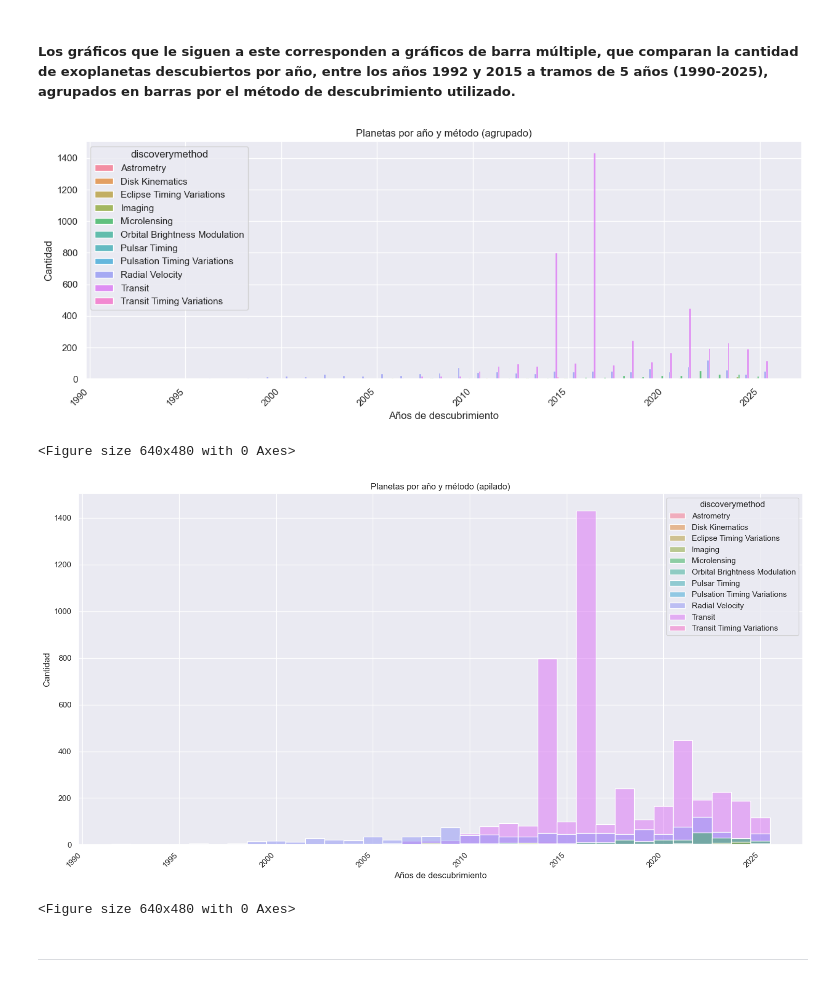
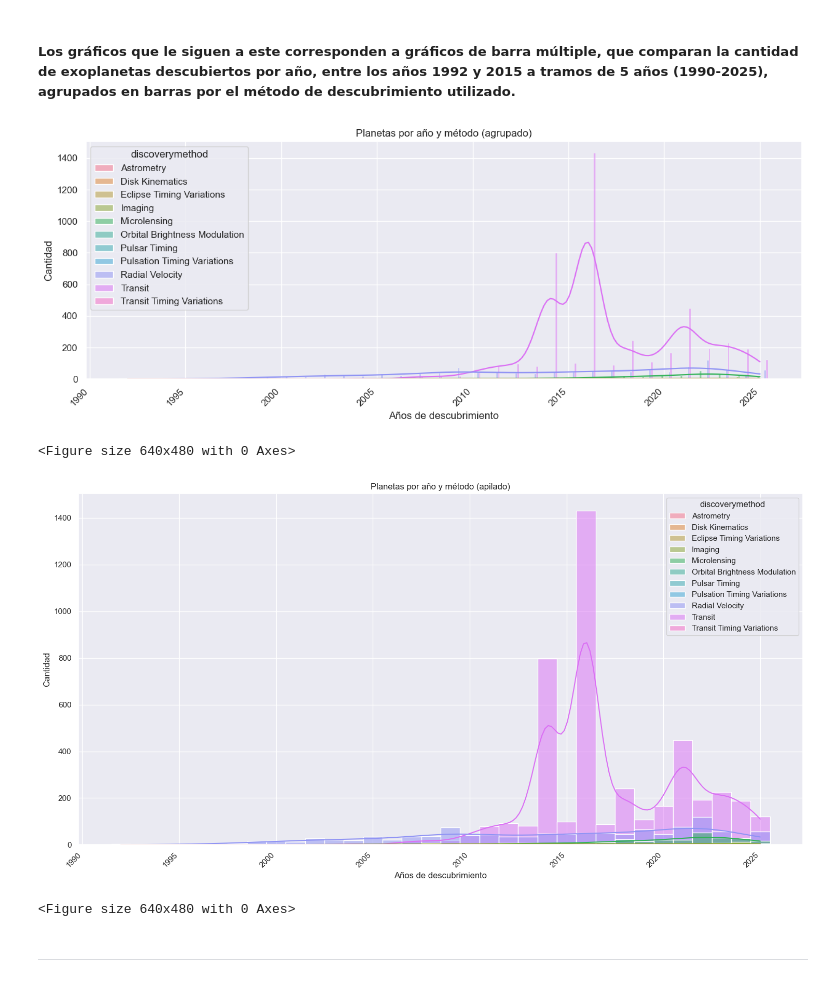
Before and after one commit to raylovesmusic/IMT2200-Proyecto-Grupal-A.R.D.E, a Jupyter notebook: notebooks/entrega_inicial.ipynb, the cells around one changed output. Saved outputs shown, nothing was run; the diff lists cells and outputs as text; code cells hidden in the pictures.

```diff
--- a/notebooks/entrega_inicial.ipynb
+++ b/notebooks/entrega_inicial.ipynb
@@ -87,7 +87,7 @@ Primero cargamos los datos anteriormente descargados en formato csv:
 
 ---
 # %%
-path = join('..', 'data', 'PS_2025.10.17_07.44.21.csv')
-df = pd.read_csv(path, dtype={'hd_name': str, 'hip_name': str}, comment='#').set_index('rowid')
-df.head()
+path = join('..', 'data', 'PSCompPars_2025.11.18_07.44.08.csv')
+df = pd.read_csv(path, comment='#').set_index('rowid')
+df.head(10)
 # %% [output]
@@ -306,9 +351,9 @@ df_discovery = df[[pl_name, discoverymethod, disc_year,
                    disc_facility, disc_telescope, disc_instrument,
                    rv_flag, pul_flag, ptv_flag, tran_flag,
                    ast_flag, obm_flag, micro_flag, etv_flag,
-                   ima_flag, dkin_flag, soltype]].copy()
+                   ima_flag, dkin_flag]].copy()
 
-df_discovery.head()
+df_discovery.head(10)
 # %% [output]
 |  | pl_name | discoverymethod | disc_year | disc_refname | disc_pubdate | disc_locale | disc_facility | ... |
 | rowid |  |  |  |  |  |  |  | ... |
@@ -349,5 +407,4 @@ soltype             object
 dtype: object
 # %%
 df_discovery[discoverymethod] = df_discovery[discoverymethod].astype('category')
-df_discovery[soltype] = df_discovery[soltype].astype('category')
 # %% [markdown]
@@ -361,8 +418,7 @@ df_discovery[soltype] = df_discovery[soltype].astype('category')
 
 ##### Investigando un poco sobre hitos astronómicos que ocurren en estos años, lo que principalmente destaca es el desarrollo de la misión K2 de NASA, que corresponde a la segunda parte y continuación de la misión Kepler dedicada a la busqueda de exoplanetas.
 # %%
-df_discovery['rowupdate'] = df['rowupdate']
-discovery_time = df_discovery.drop_duplicates(subset= ['pl_name'], keep='last').sort_values(by= [disc_year, discoverymethod], ascending=True, ignore_index=True)
+discovery_time = df_discovery.sort_values(by= [disc_year, discoverymethod], ascending=True, ignore_index=True)
 
 #Para ver las categorías que tenemos
 discovery_time[discoverymethod].unique()
@@ -395,29 +450,29 @@ plt.savefig(join('..', 'output-figures', 'planetas-por-año-histograma.png'), fo
 # %%
 sns.set_theme()
 
 # Graf 1) Barras múltiples (agrupadas)
 plt.figure(figsize=(15, 5))
 sns.histplot(data=discovery_time, x=disc_year, hue=discoverymethod,
-             multiple="dodge", discrete=True, legend=True)
+             multiple="dodge", discrete=True, legend=True, kde=True)
 plt.xlabel('Años de descubrimiento'); plt.ylabel('Cantidad')
 plt.title('Planetas por año y método (agrupado)'); plt.xticks(rotation=45, ha='right')
 plt.show()
 plt.savefig(join('..', 'output-figures', 'planetas-por-año-y-metodo-groupbars.png'), format='png')
 
 # Graf 2) Barras apiladas
 plt.figure(figsize=(15,8))
 sns.histplot(data=discovery_time, x=disc_year, hue=discoverymethod,
-             multiple="layer", discrete=True)
+             multiple="layer", discrete=True, kde=True)
 plt.xlabel('Años de descubrimiento'); plt.ylabel('Cantidad')
 plt.title('Planetas por año y método (apilado)')
 plt.xticks(rotation=45, ha='right')
 plt.tight_layout()
 plt.show()
 plt.savefig(join('..', 'output-figures', 'planetas-por-año-y-metodo-layeredbars.png'), format='png')
 # %% [output]
-[figure, old version]
+[figure, new version]
 <Figure size 640x480 with 0 Axes>
-[figure, old version]
+[figure, new version]
 <Figure size 640x480 with 0 Axes>
 # %% [markdown]
 ---
```
Also changed, not shown: parts of 34 cells of this notebook, 6 other files.
